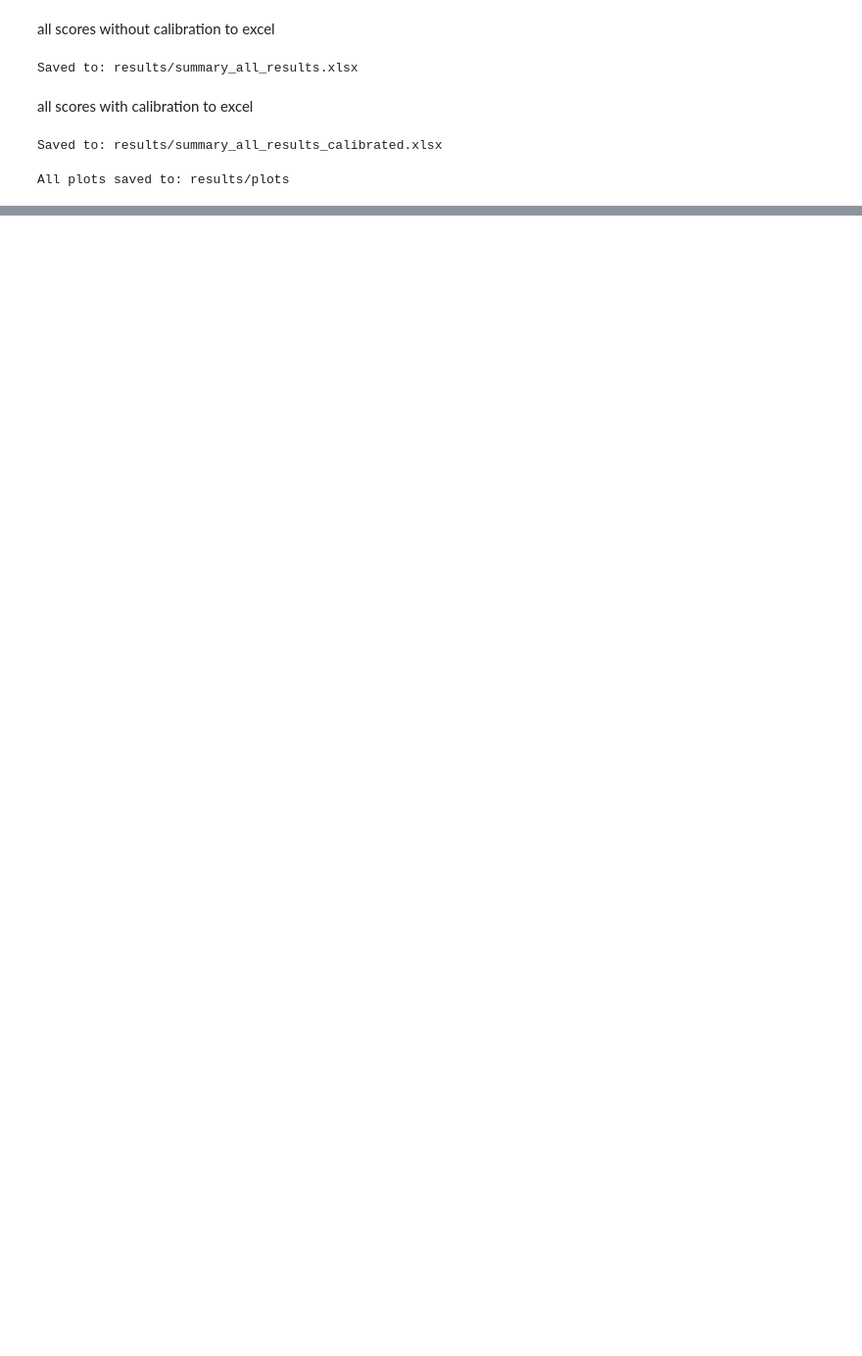
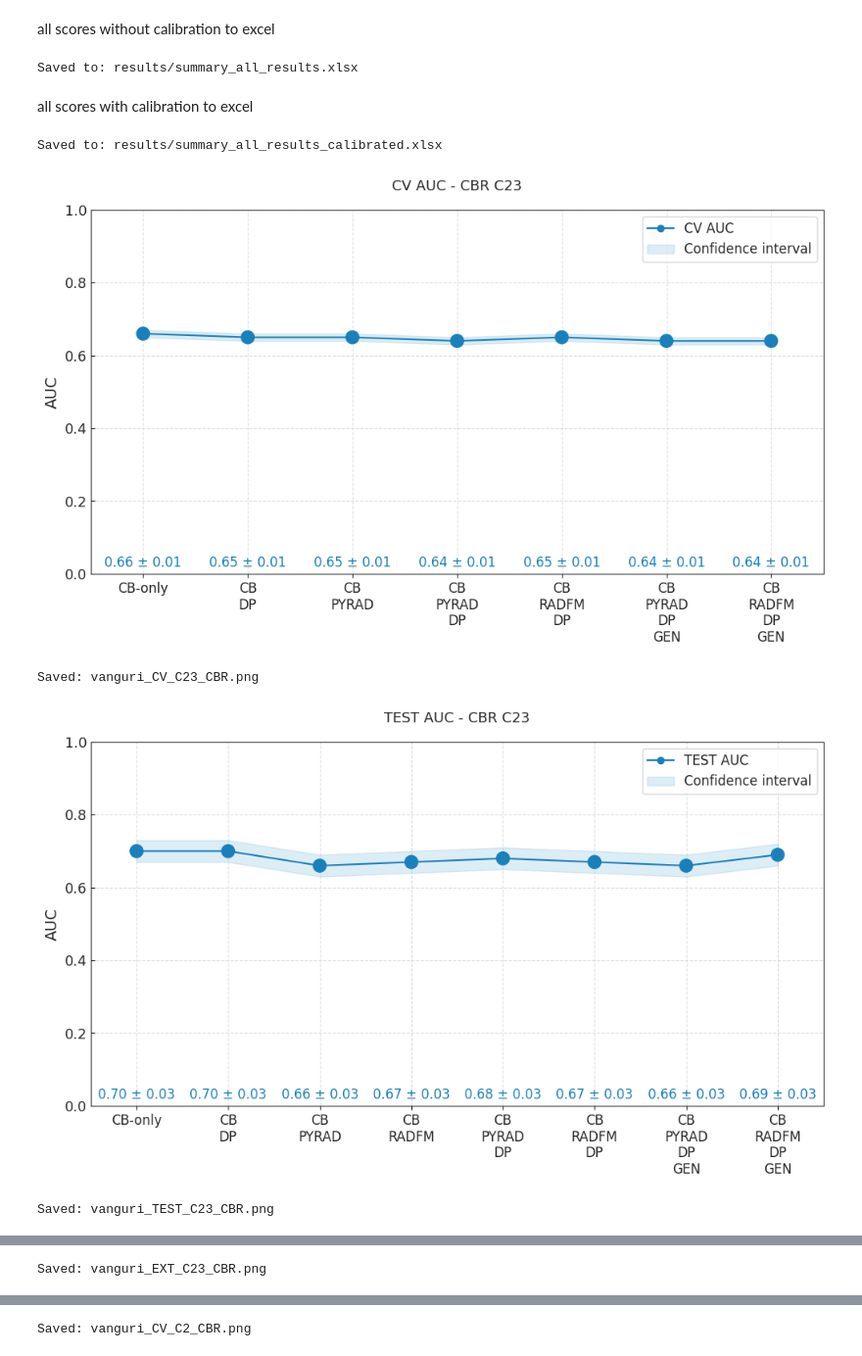
Before and after one commit to CostanzaSiniscalchi/I3LUNG_PDSS, a Jupyter notebook: other_models/vanguri/vanguri.ipynb, the cells around one changed output, grey strips where cells are left out. Shown at 98% size. Drawn from its saved outputs; the diff is of its cells as text; code cells hidden in the pictures; blank space fills up the shorter version.

Commit message:
update vanguri notebook

```diff
--- a/other_models/vanguri/vanguri.ipynb
+++ b/other_models/vanguri/vanguri.ipynb
@@ -3081,7 +3080,7 @@ def plot_one(
         xticks = []
         for m, n in zip(modalities, n_train_mod):
             parts = m.split('_')
-            parts = ['CB' if p == 'rwd' else p for p in parts]
+            parts = ['CB' if p == 'cb' else p for p in parts]
             xticks.append('\n'.join(parts))
         plt.xticks(X, xticks, rotation=0, fontsize=12)
     else:
@@ -3145,15 +3144,15 @@ def plot_vanguri_results(summary_xlsx='results/summary_all_results.xlsx', output
 
     df = pd.read_excel(summary_xlsx)
 
-    modality_order = ['RWD-only', 'RWD_DP', 'RWD_PYRAD', 'RWD_RADFM',
-                      'RWD_PYRAD_DP', 'RWD_RADFM_DP',
-                      'RWD_PYRAD_DP_GEN', 'RWD_RADFM_DP_GEN']
+    modality_order = ['CB-only', 'CB_DP', 'CB_PYRAD', 'CB_RADFM',
+                      'CB_PYRAD_DP', 'CB_RADFM_DP',
+                      'CB_PYRAD_DP_GEN', 'CB_RADFM_DP_GEN']
 
     modality_map = {
-    'RWD-only': 'CB-only', 'RWD_DP': 'CB_DP', 'RWD_PYRAD': 'CB_PYRAD',
-    'RWD_RADFM': 'CB_RADFM', 'RWD_PYRAD_DP': 'CB_PYRAD_DP',
-    'RWD_RADFM_DP': 'CB_RADFM_DP', 'RWD_PYRAD_DP_GEN': 'CB_PYRAD_DP_GEN',
-    'RWD_RADFM_DP_GEN': 'CB_RADFM_DP_GEN'
+    'CB-only': 'CB-only', 'CB_DP': 'CB_DP', 'CB_PYRAD': 'CB_PYRAD',
+    'CB_RADFM': 'CB_RADFM', 'CB_PYRAD_DP': 'CB_PYRAD_DP',
+    'CB_RADFM_DP': 'CB_RADFM_DP', 'CB_PYRAD_DP_GEN': 'CB_PYRAD_DP_GEN',
+    'CB_RADFM_DP_GEN': 'CB_RADFM_DP_GEN'
     }
 
     modality_order = [modality_map[m] for m in modality_order]
@@ -3202,31 +3201,34 @@ def plot_vanguri_results(summary_xlsx='results/summary_all_results.xlsx', output
                         "auc_mod_std": std if np.isfinite(std) else 0.0,
                         "n_train_mod": n,
                         "model_mod": "Vanguri",
                     })
 
                 if not rows:
                     continue
 
                 fname = f"vanguri_{set_type}_{analysis}_{outcome}"
                 plot_one(
                     analysis=analysis,
                     rows=rows,
                     arch_name="DLIF",
                     outcome=outcome,
                     title_prefix=label,
                     show=show,
                     label=label,
                     save_dir=output_dir,
                     save_name=fname,
                     min_bubble=min_bubble,
                     max_bubble=max_bubble,
                 )
                 print(f"Saved: {fname}.png")
 
     print(f"\nAll plots saved to: {output_dir}")
 
 
 if __name__ == "__main__":
     plot_vanguri_results()
 # %% [output]
+[figure, added]
-All plots saved to: results/plots
+Saved: vanguri_CV_C23_CBR.png
+[figure, added]
+Saved: vanguri_TEST_C23_CBR.png
@@ -3232,0 +3236 @@ All plots saved to: results/plots
+Saved: vanguri_EXT_C23_CBR.png
@@ -3232,0 +3238 @@ All plots saved to: results/plots
+Saved: vanguri_CV_C2_CBR.png
```
Also changed, not shown: parts of 25 cells of this notebook.
